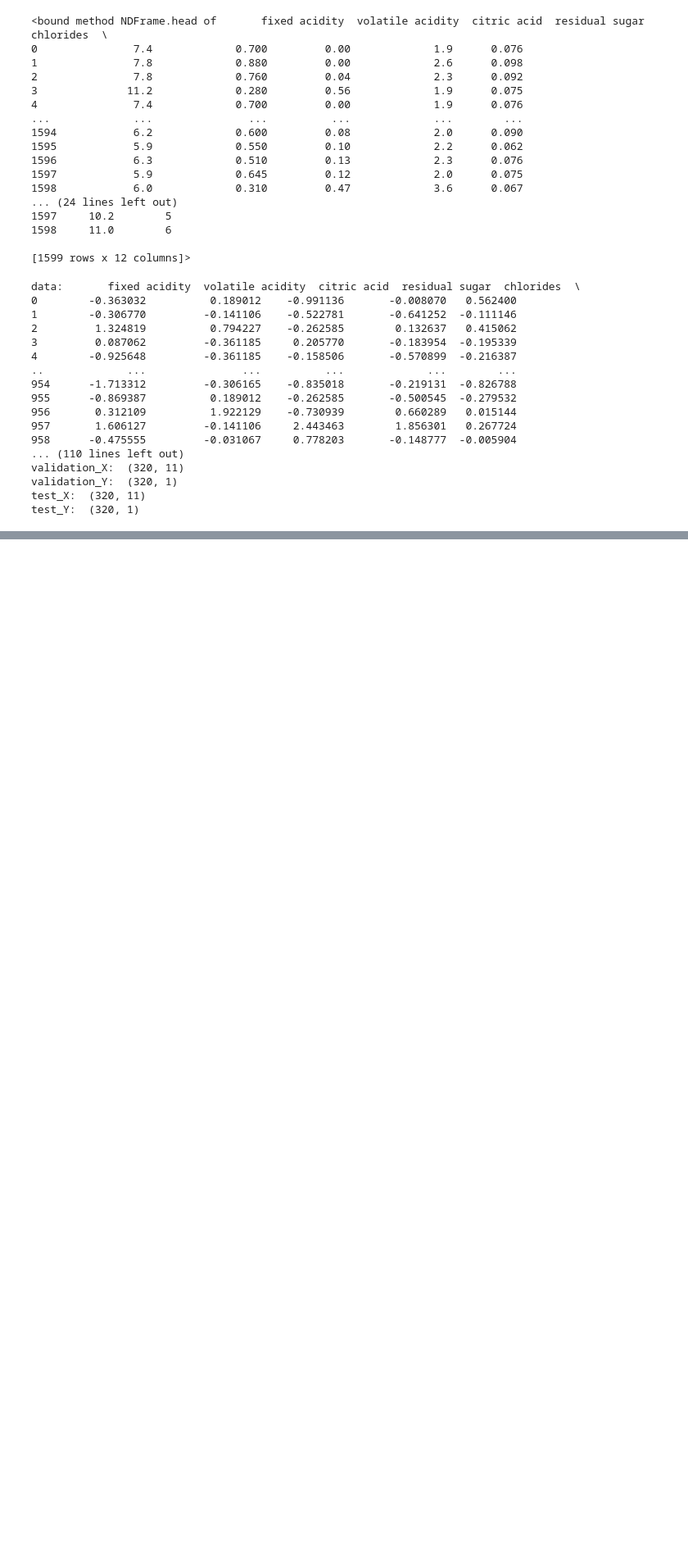
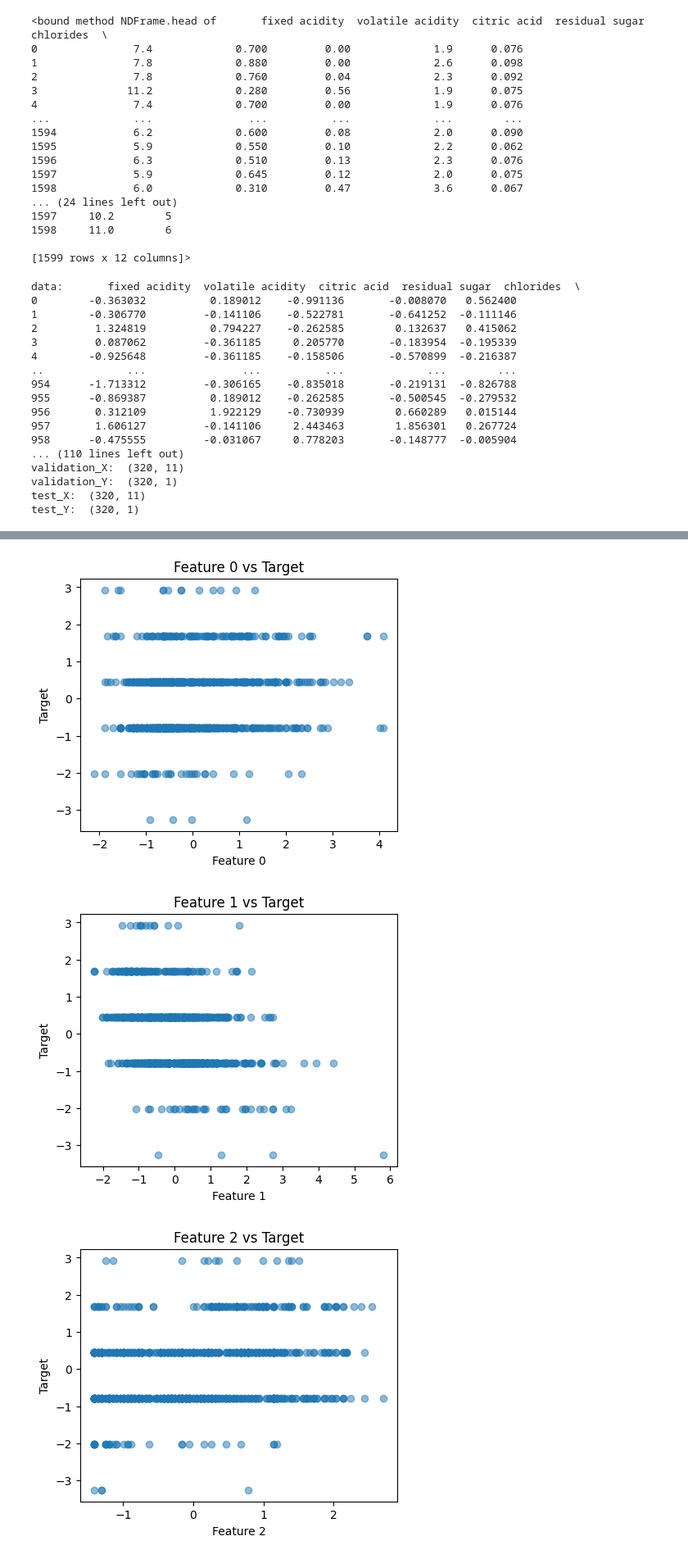
Before and after one commit to MichelaFaella/cm_svr_project, a Jupyter notebook: dataset.ipynb, the cells around one changed output, grey strips where cells are left out. Shown at 82% size. Saved outputs shown, nothing was run; the diff lists cells and outputs as text; code cells hidden in the pictures; blank space fills up the shorter version.

```diff
--- a/dataset.ipynb
+++ b/dataset.ipynb
@@ -61,0 +121,12 @@ test_Y:  (320, 1)
+# %%
+for i in range(min(5, train_X.shape[1])):  # Limit to 5 features
+    plt.figure(figsize=(5, 4))
+    plt.scatter(train_X[:, i], train_Y, alpha=0.5)
+    plt.xlabel(f"Feature {i}")
+    plt.ylabel("Target")
+    plt.title(f"Feature {i} vs Target")
+    plt.show()
+# %% [output]
+[figure, added]
+[figure, added]
+[figure, added]
```
Also changed, not shown: parts of 7 cells of this notebook, 1 other file.
